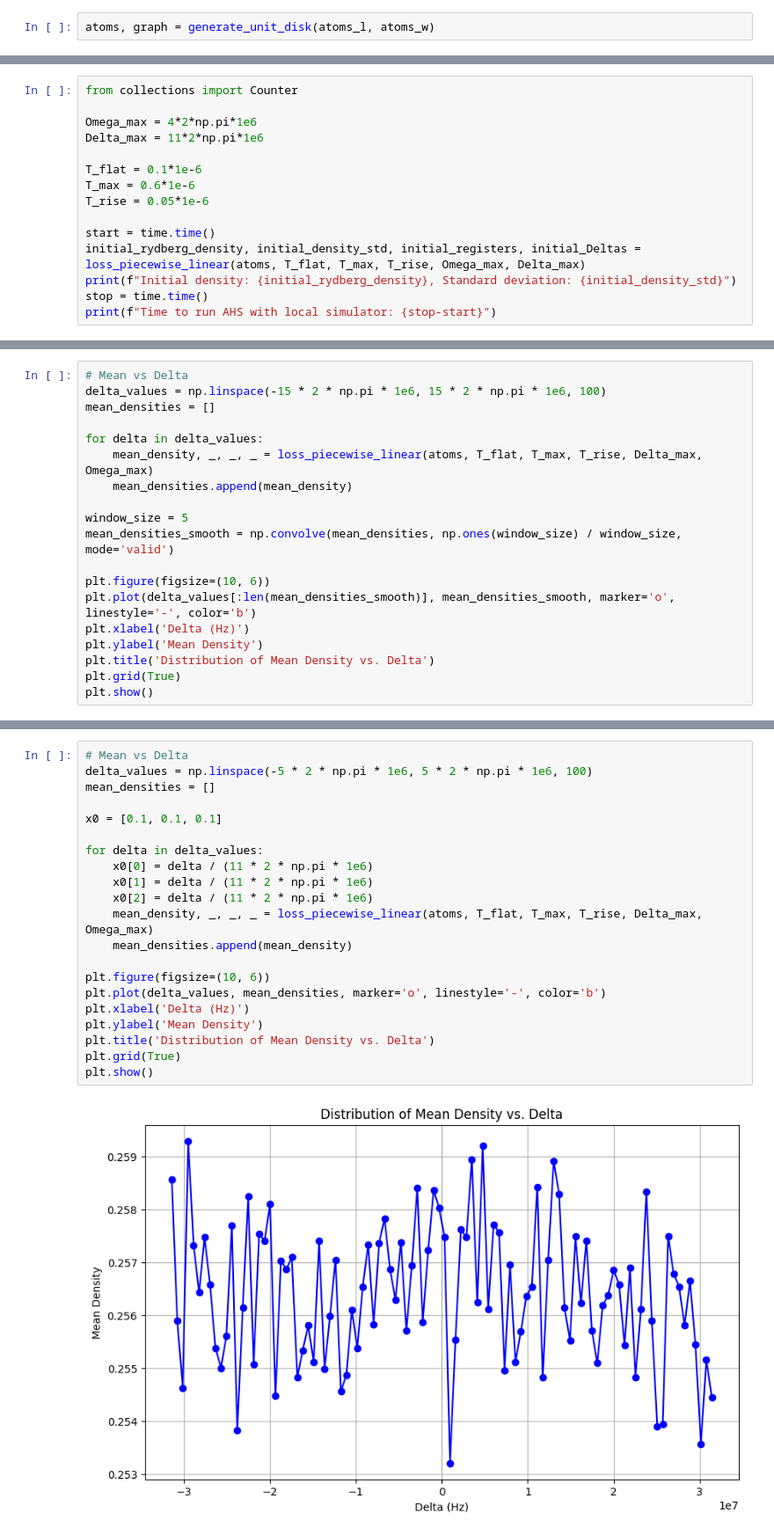
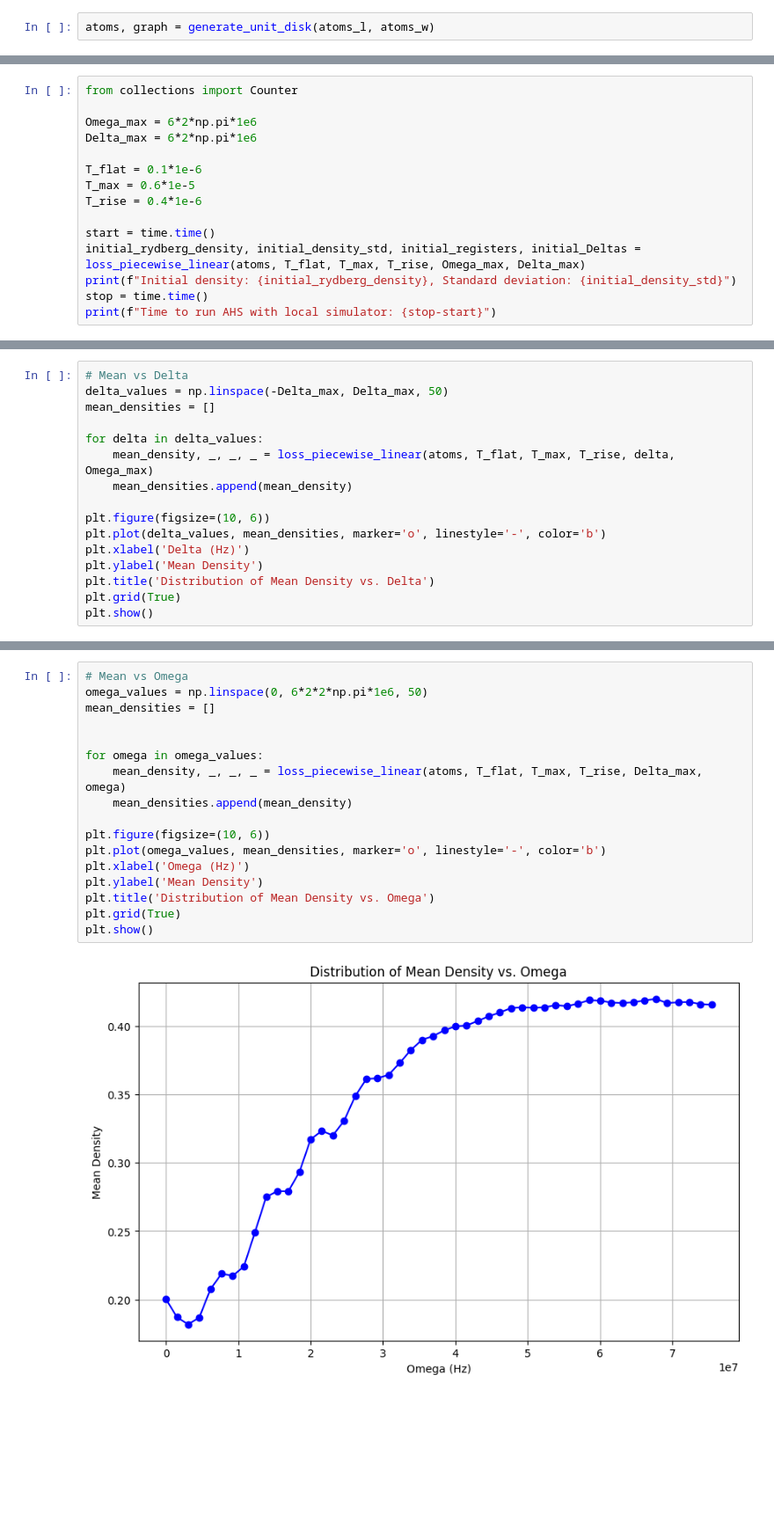
Before and after one commit to porkbellie/quantum-benchmark, a Jupyter notebook: MIS3.ipynb, the cells around one changed output, grey strips where cells are left out. Shown at 88% size. Drawn from its saved outputs; the diff is of its cells as text; blank space fills up the shorter version.

Commit message:
Update MIS3.ipynb
parameters, distributions

```diff
--- a/MIS3.ipynb
+++ b/MIS3.ipynb
@@ -117,12 +118,12 @@ def loss_piecewise_linear(atoms: AtomArrangement, T_flat: float, T_max: float, T
 # %%
 from collections import Counter
 
-Omega_max = 4*2*np.pi*1e6
-Delta_max = 11*2*np.pi*1e6
+Omega_max = 6*2*np.pi*1e6
+Delta_max = 6*2*np.pi*1e6
 
 T_flat = 0.1*1e-6
-T_max = 0.6*1e-6
-T_rise = 0.05*1e-6
+T_max = 0.6*1e-5
+T_rise = 0.4*1e-6
 
 start = time.time()
 initial_rydberg_density, initial_density_std, initial_registers, initial_Deltas = loss_piecewise_linear(atoms, T_flat, T_max, T_rise, Omega_max, Delta_max)
@@ -164,17 +165,14 @@ Independent set of 4-th most likely outcome
 # %%
 # Mean vs Delta
-delta_values = np.linspace(-15 * 2 * np.pi * 1e6, 15 * 2 * np.pi * 1e6, 100)
+delta_values = np.linspace(-Delta_max, Delta_max, 50)
 mean_densities = []
 
 for delta in delta_values:
-    mean_density, _, _, _ = loss_piecewise_linear(atoms, T_flat, T_max, T_rise, Delta_max, Omega_max)
+    mean_density, _, _, _ = loss_piecewise_linear(atoms, T_flat, T_max, T_rise, delta, Omega_max)
     mean_densities.append(mean_density)
 
-window_size = 5
-mean_densities_smooth = np.convolve(mean_densities, np.ones(window_size) / window_size, mode='valid')
-
 plt.figure(figsize=(10, 6))
-plt.plot(delta_values[:len(mean_densities_smooth)], mean_densities_smooth, marker='o', linestyle='-', color='b')
+plt.plot(delta_values, mean_densities, marker='o', linestyle='-', color='b')
 plt.xlabel('Delta (Hz)')
 plt.ylabel('Mean Density')
 plt.title('Distribution of Mean Density vs. Delta')
@@ -185,24 +183,20 @@ KeyboardInterrupt:
 # %%
-# Mean vs Delta
-delta_values = np.linspace(-5 * 2 * np.pi * 1e6, 5 * 2 * np.pi * 1e6, 100)
+# Mean vs Omega
+omega_values = np.linspace(0, 6*2*2*np.pi*1e6, 50)
 mean_densities = []
 
-x0 = [0.1, 0.1, 0.1]
 
-for delta in delta_values:
-    x0[0] = delta / (11 * 2 * np.pi * 1e6)
-    x0[1] = delta / (11 * 2 * np.pi * 1e6)
-    x0[2] = delta / (11 * 2 * np.pi * 1e6)
-    mean_density, _, _, _ = loss_piecewise_linear(atoms, T_flat, T_max, T_rise, Delta_max, Omega_max)
+for omega in omega_values:
+    mean_density, _, _, _ = loss_piecewise_linear(atoms, T_flat, T_max, T_rise, Delta_max, omega)
     mean_densities.append(mean_density)
 
 plt.figure(figsize=(10, 6))
-plt.plot(delta_values, mean_densities, marker='o', linestyle='-', color='b')
-plt.xlabel('Delta (Hz)')
+plt.plot(omega_values, mean_densities, marker='o', linestyle='-', color='b')
+plt.xlabel('Omega (Hz)')
 plt.ylabel('Mean Density')
-plt.title('Distribution of Mean Density vs. Delta')
+plt.title('Distribution of Mean Density vs. Omega')
 plt.grid(True)
 plt.show()
 # %% [output]
-[figure, old version]
+[figure, new version]
 # %%
```
Also changed, not shown: parts of 13 cells of this notebook.
